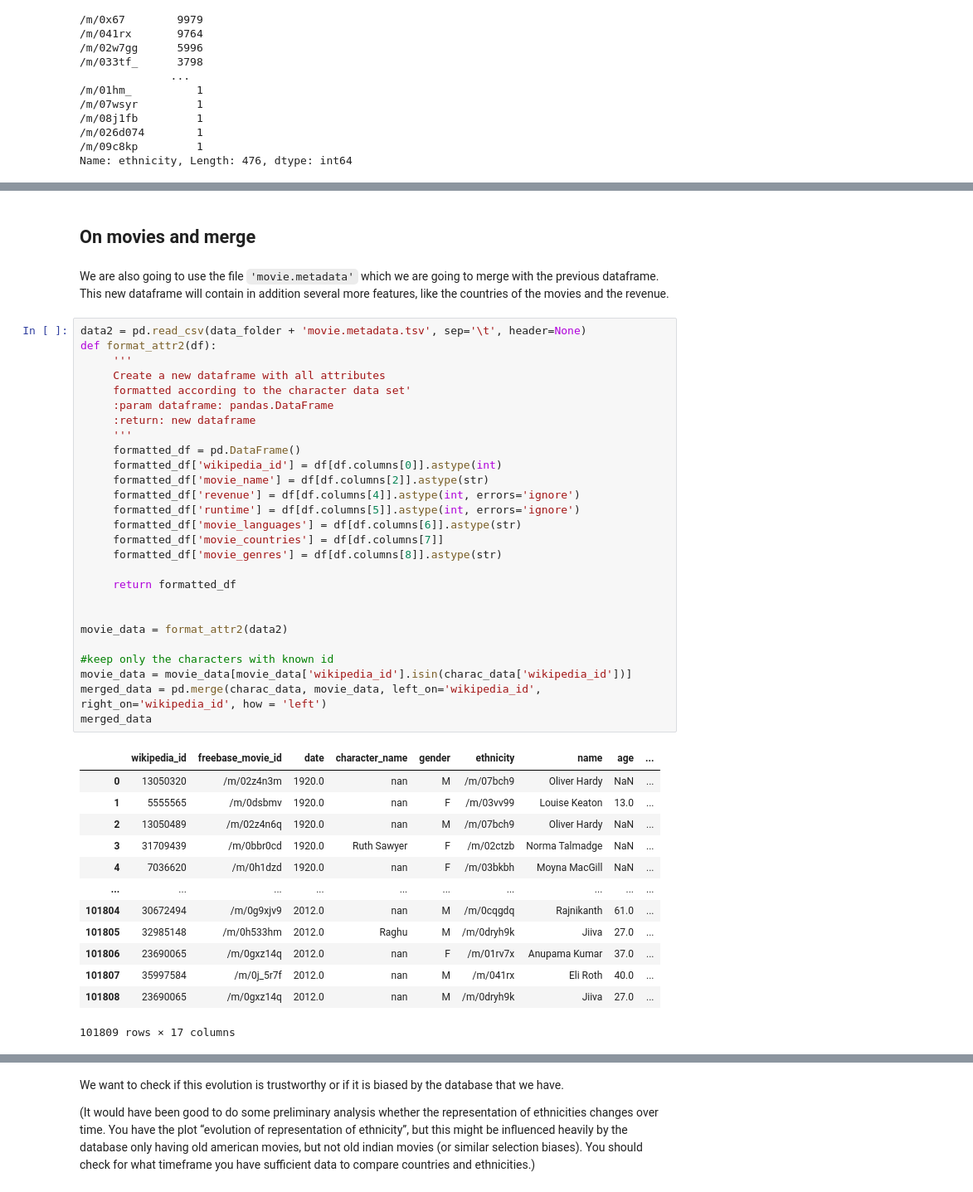
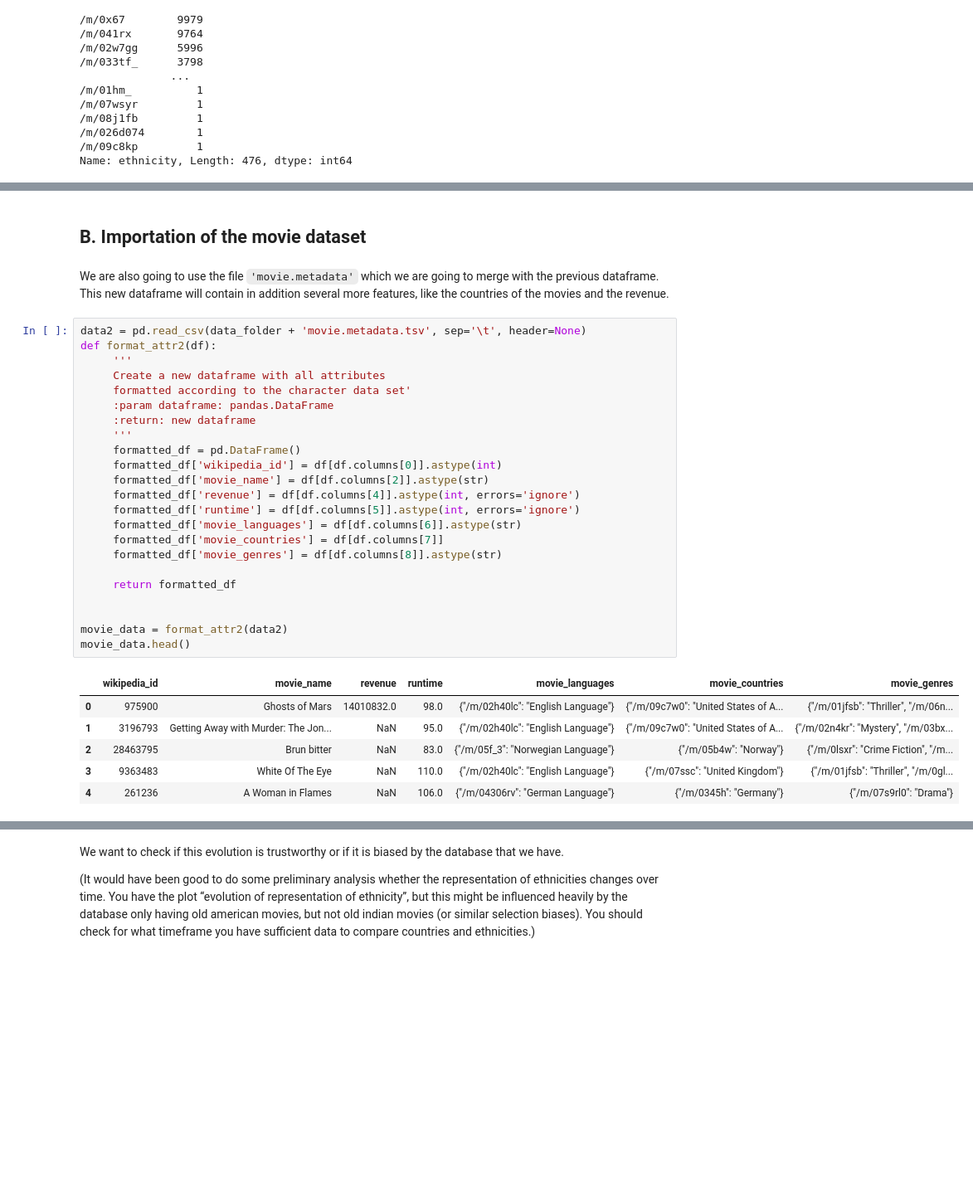
Before and after one commit to epfl-ada/ada-2022-project-borroworrob, a Jupyter notebook: part3.ipynb, the cells around one changed output, grey strips where cells are left out. Shown at 83% size. Saved outputs shown, nothing was run; the diff lists cells and outputs as text; blank space fills up the shorter version.

```diff
--- a/part3.ipynb
+++ b/part3.ipynb
@@ -136,45 +160,34 @@ Name: ethnicity, Length: 476, dtype: int64
 # %% [markdown]
-## On movies and merge <a name="subparagraph2"></a>
+## B. Importation of the movie dataset <a name="subparagraph2"></a>
 # %% [markdown]
 We are also going to use the file `'movie.metadata'` which we are going to merge with the previous dataframe. This new dataframe will contain in addition several more features, like the countries of the movies and the revenue.
 # %%
 data2 = pd.read_csv(data_folder + 'movie.metadata.tsv', sep='\t', header=None)
 def format_attr2(df):
      '''
      Create a new dataframe with all attributes
      formatted according to the character data set'
      :param dataframe: pandas.DataFrame
      :return: new dataframe
      '''
      formatted_df = pd.DataFrame()
      formatted_df['wikipedia_id'] = df[df.columns[0]].astype(int)
      formatted_df['movie_name'] = df[df.columns[2]].astype(str)
      formatted_df['revenue'] = df[df.columns[4]].astype(int, errors='ignore')
      formatted_df['runtime'] = df[df.columns[5]].astype(int, errors='ignore')
      formatted_df['movie_languages'] = df[df.columns[6]].astype(str)
      formatted_df['movie_countries'] = df[df.columns[7]]
      formatted_df['movie_genres'] = df[df.columns[8]].astype(str)
 
      return formatted_df
 
 
 movie_data = format_attr2(data2)
-
-#keep only the characters with known id
-movie_data = movie_data[movie_data['wikipedia_id'].isin(charac_data['wikipedia_id'])]
-merged_data = pd.merge(charac_data, movie_data, left_on='wikipedia_id', right_on='wikipedia_id', how = 'left')
-merged_data
+movie_data.head()
 # %% [output]
-|  | wikipedia_id | freebase_movie_id | date | character_name | gender | ethnicity | name | age | ... |
-| 0 | 13050320 | /m/02z4n3m | 1920.0 | nan | M | /m/07bch9 | Oliver Hardy | NaN | ... |
-| 1 | 5555565 | /m/0dsbmv | 1920.0 | nan | F | /m/03vv99 | Louise Keaton | 13.0 | ... |
-| 2 | 13050489 | /m/02z4n6q | 1920.0 | nan | M | /m/07bch9 | Oliver Hardy | NaN | ... |
-| 3 | 31709439 | /m/0bbr0cd | 1920.0 | Ruth Sawyer | F | /m/02ctzb | Norma Talmadge | NaN | ... |
-| 4 | 7036620 | /m/0h1dzd | 1920.0 | nan | F | /m/03bkbh | Moyna MacGill | NaN | ... |
-| ... | ... | ... | ... | ... | ... | ... | ... | ... | ... |
-| 101804 | 30672494 | /m/0g9xjv9 | 2012.0 | nan | M | /m/0cqgdq | Rajnikanth | 61.0 | ... |
-| 101805 | 32985148 | /m/0h533hm | 2012.0 | Raghu | M | /m/0dryh9k | Jiiva | 27.0 | ... |
-| 101806 | 23690065 | /m/0gxz14q | 2012.0 | nan | F | /m/01rv7x | Anupama Kumar | 37.0 | ... |
-| 101807 | 35997584 | /m/0j_5r7f | 2012.0 | nan | M | /m/041rx | Eli Roth | 40.0 | ... |
-| 101808 | 23690065 | /m/0gxz14q | 2012.0 | nan | M | /m/0dryh9k | Jiiva | 27.0 | ... |
+|  | wikipedia_id | movie_name | revenue | runtime | movie_languages | movie_countries | movie_genres |
+| 0 | 975900 | Ghosts of Mars | 14010832.0 | 98.0 | {"/m/02h40lc": "English Language"} | {"/m/09c7w0": "United States of A... | {"/m/01jfsb": "Thriller", "/m/06n... |
+| 1 | 3196793 | Getting Away with Murder: The Jon... | NaN | 95.0 | {"/m/02h40lc": "English Language"} | {"/m/09c7w0": "United States of A... | {"/m/02n4kr": "Mystery", "/m/03bx... |
+| 2 | 28463795 | Brun bitter | NaN | 83.0 | {"/m/05f_3": "Norwegian Language"} | {"/m/05b4w": "Norway"} | {"/m/0lsxr": "Crime Fiction", "/m... |
+| 3 | 9363483 | White Of The Eye | NaN | 110.0 | {"/m/02h40lc": "English Language"} | {"/m/07ssc": "United Kingdom"} | {"/m/01jfsb": "Thriller", "/m/0gl... |
+| 4 | 261236 | A Woman in Flames | NaN | 106.0 | {"/m/04306rv": "German Language"} | {"/m/0345h": "Germany"} | {"/m/07s9rl0": "Drama"} |
-101809 rows × 17 columns
```
Also changed, not shown: parts of 79 cells of this notebook.
